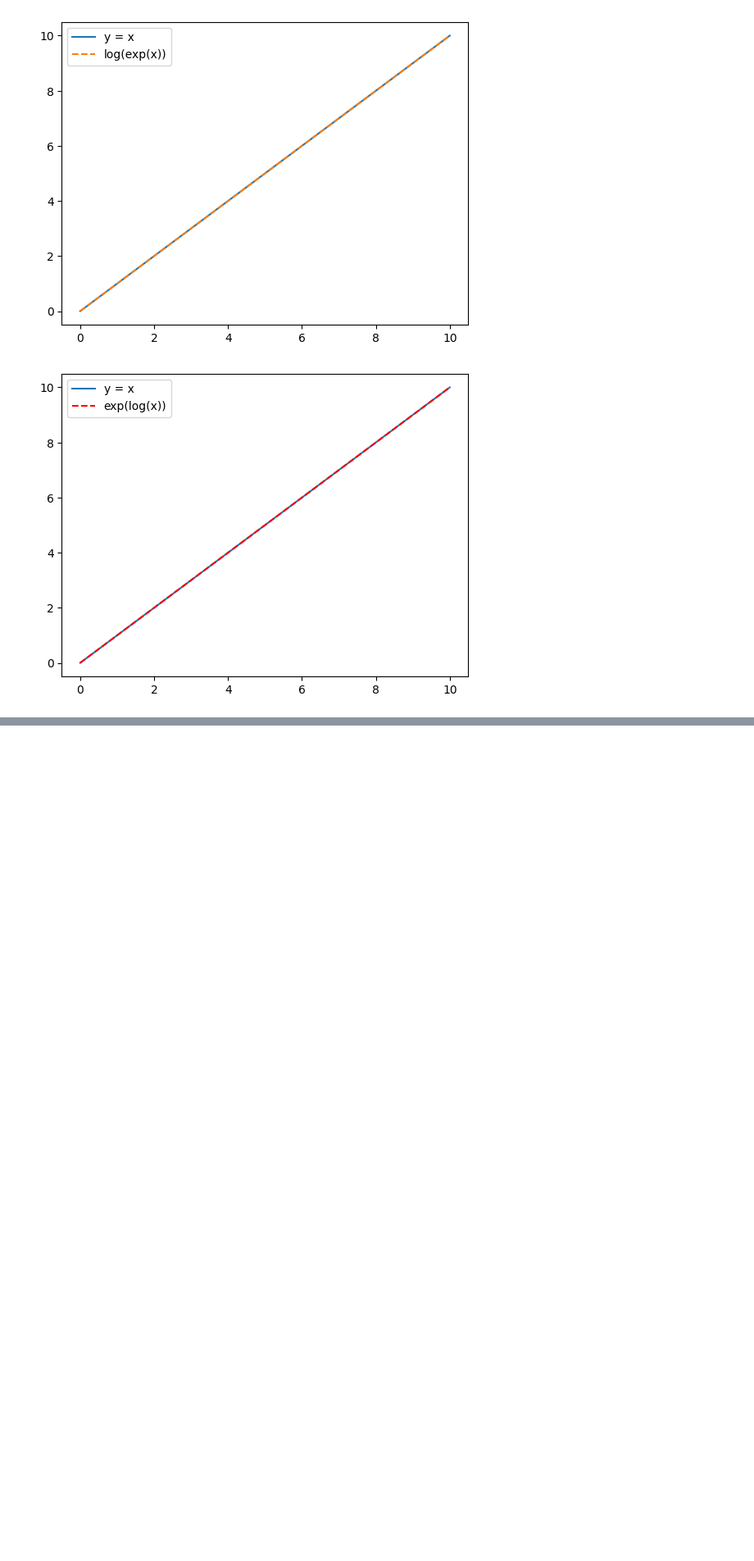
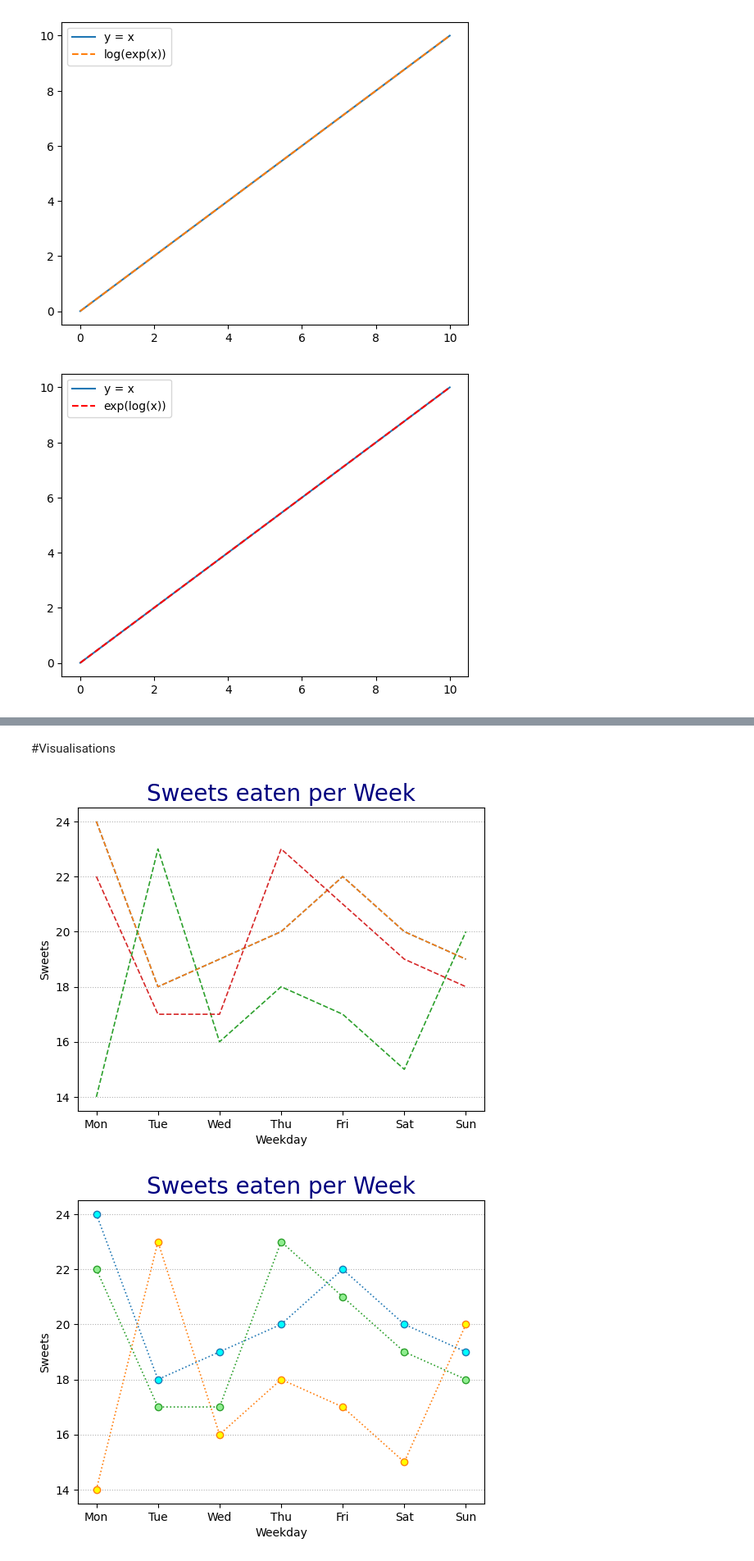
Before and after one commit to Salciano/ShowcasePython, a Jupyter notebook: Showcase.ipynb, the cells around one changed output, grey strips where cells are left out. Shown at 82% size. Saved outputs shown, nothing was run; the diff lists cells and outputs as text; code cells hidden in the pictures; blank space fills up the shorter version.

```diff
--- a/Showcase.ipynb
+++ b/Showcase.ipynb
@@ -1382,0 +1533,50 @@ Equipping best offensive weapon: Katana
+# %% [markdown]
+#Visualisations
+# %%
+#@title Visualisations > Matplotlib.pyplot
+
+#import matplotlib as plt # this wont work
+import matplotlib.pyplot as ploti
+
+#print(matplotlib.__version__) outputs version
+
+
+#x = [1, 2, 3, 4, 5, 6, 7]
+x = ["Mon", "Tue", "Wed", "Thu", "Fri", "Sat", "Sun"]
+y1 = [24,18,19,20,22,20,19]
+y2 = [14,23,16,18,17,15,20]
+y3 = [22,17,17,23,21,19,18]
+
+# Different ways of implementing styles 1/2: Style Sheets
+#ploti.rcParams.update({"font.size":10})
+ploti.rcParams["lines.linestyle"] = "--"
+#ploti.rc('lines', linewidth=1.2, linestyle='-.')
+
+ploti.title("Sweets eaten per Week", color="navy", fontsize=20)
+ploti.grid(axis="y", linestyle=":") # plot a grid
+ploti.xlabel("Weekday")
+ploti.ylabel("Sweets")
+ploti.plot(x,y1, markerfacecolor="cyan")
+ploti.plot(x,y1, markerfacecolor="cyan")
+ploti.plot(x,y2, markerfacecolor="yellow")
+ploti.plot(x,y3, markerfacecolor="lightgreen")
+ploti.xticks(x) # Only plot assigned ticks, removing extra ticks.
+ploti.show()
+
+
+# Different ways of implementing styles 2/2: Dictionaries
+# Creating and Unpacking Dictionaries
+graphlinestyle1 = dict(marker = "o", linestyle = ":") # created dict
+
+ploti.title("Sweets eaten per Week", color="navy", fontsize=20)
+ploti.grid(axis="y", linestyle=":") # plot a grid
+ploti.xlabel("Weekday")
+ploti.ylabel("Sweets")
+ploti.plot(x,y1, markerfacecolor="cyan", **graphlinestyle1) # unpacked dict
+ploti.plot(x,y2, markerfacecolor="yellow", **graphlinestyle1) # unpacked dic
+ploti.plot(x,y3, markerfacecolor="lightgreen", **graphlinestyle1) # unpacked dic
+ploti.xticks(x) # Only plot assigned ticks, removing extra ticks.
+ploti.show()
+# %% [output]
+[figure, added]
+[figure, added]
```
Also changed, not shown: parts of 44 cells of this notebook.
